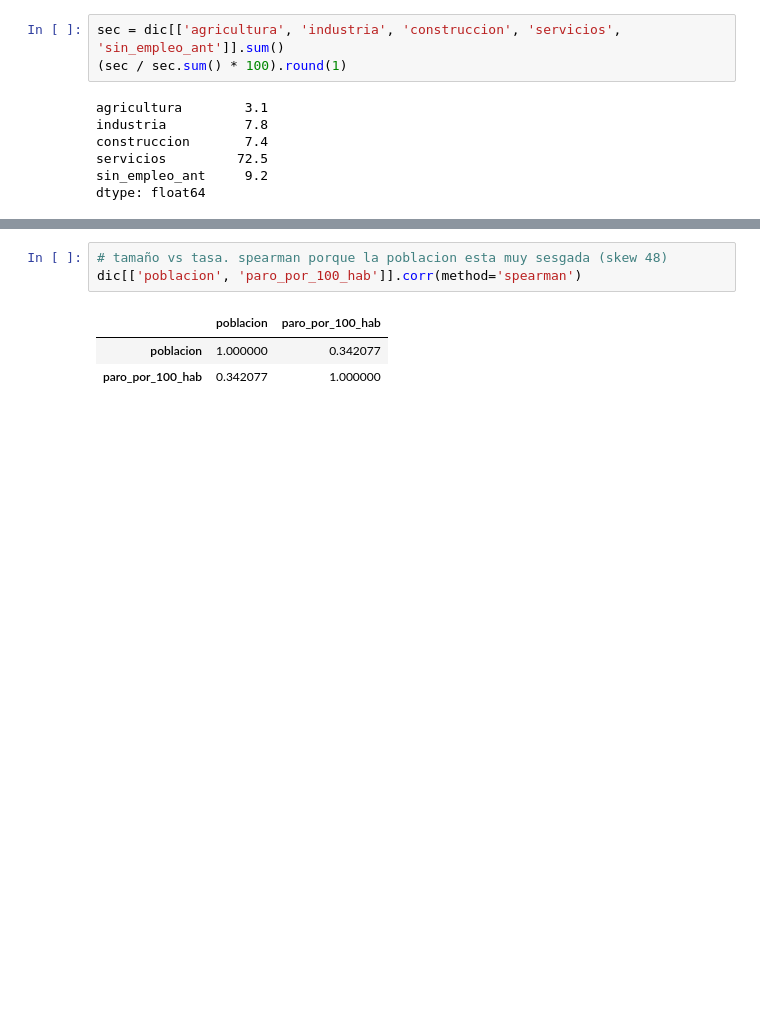
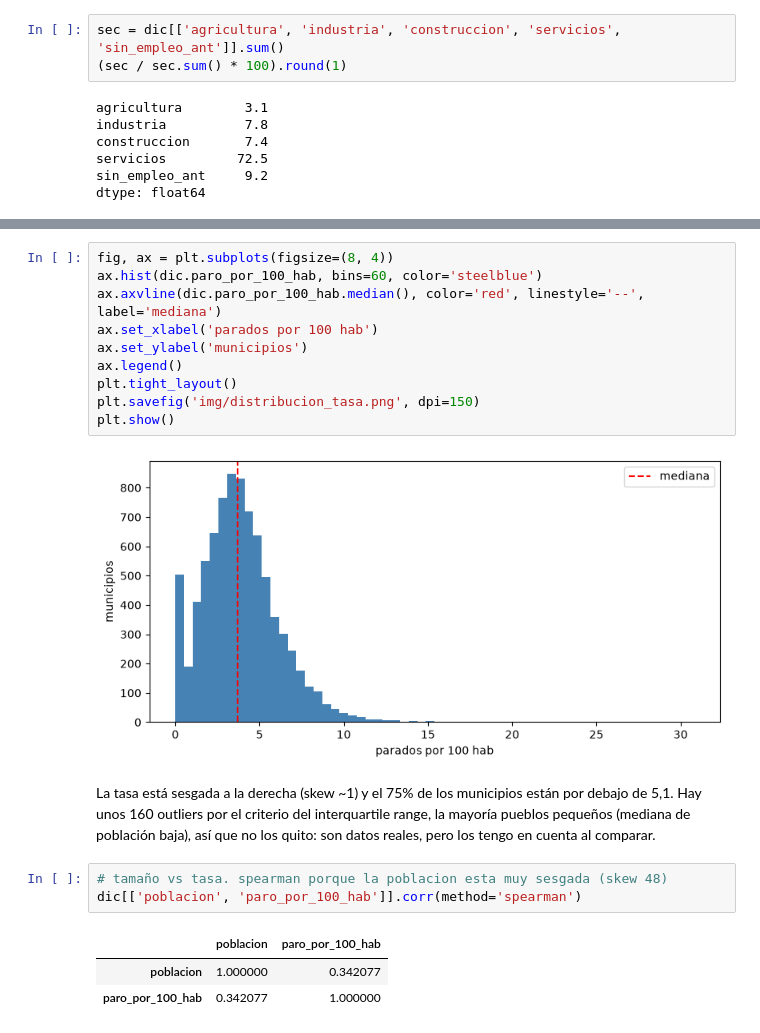
Before and after one commit to renzorico/del-dato-crudo-a-la-decision, a Jupyter notebook: entregable.ipynb, the cells around one changed output, grey strips where cells are left out. Cells and saved outputs as stored; diff of their text form; blank space fills up the shorter version.

```diff
--- a/entregable.ipynb
+++ b/entregable.ipynb
@@ -395,3 +562,17 @@ dtype: float64
+# %%
+fig, ax = plt.subplots(figsize=(8, 4))
+ax.hist(dic.paro_por_100_hab, bins=60, color='steelblue')
+ax.axvline(dic.paro_por_100_hab.median(), color='red', linestyle='--', label='mediana')
+ax.set_xlabel('parados por 100 hab')
+ax.set_ylabel('municipios')
+ax.legend()
+plt.tight_layout()
+plt.savefig('img/distribucion_tasa.png', dpi=150)
+plt.show()
+# %% [output]
+[figure, added]
+# %% [markdown]
+La tasa está sesgada a la derecha (skew ~1) y el 75% de los municipios están por debajo de 5,1. Hay unos 160 outliers por el criterio del interquartile range, la mayoría pueblos pequeños (mediana de población baja), así que no los quito: son datos reales, pero los tengo en cuenta al comparar.
 # %%
 # tamaño vs tasa. spearman porque la poblacion esta muy sesgada (skew 48)
 dic[['poblacion', 'paro_por_100_hab']].corr(method='spearman')
```
Also changed, not shown: parts of 27 cells of this notebook, 5 other files.
